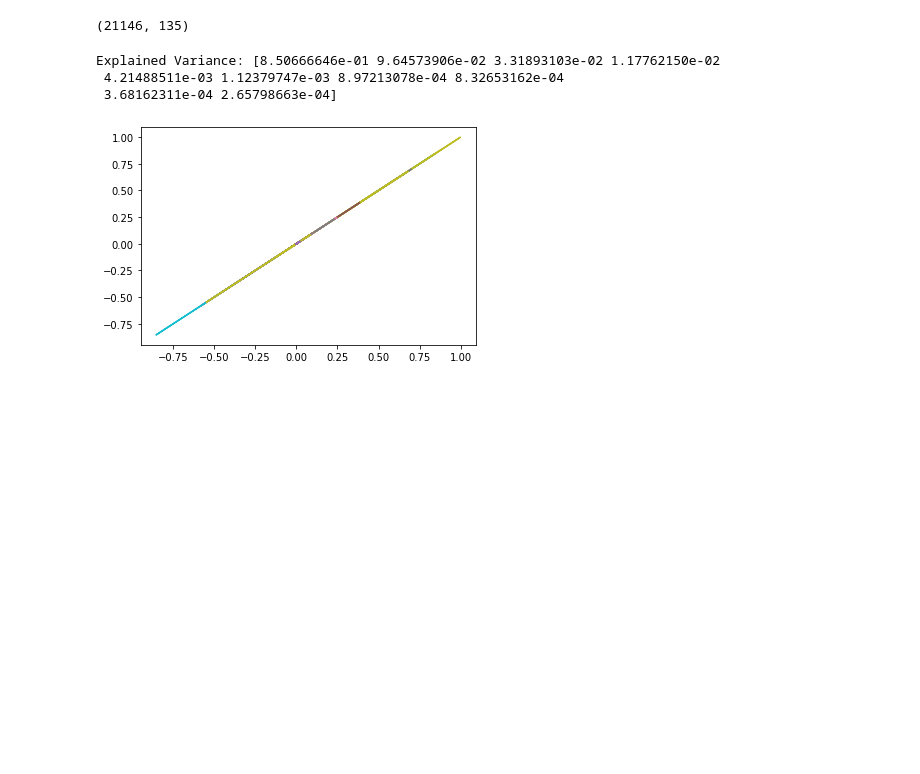
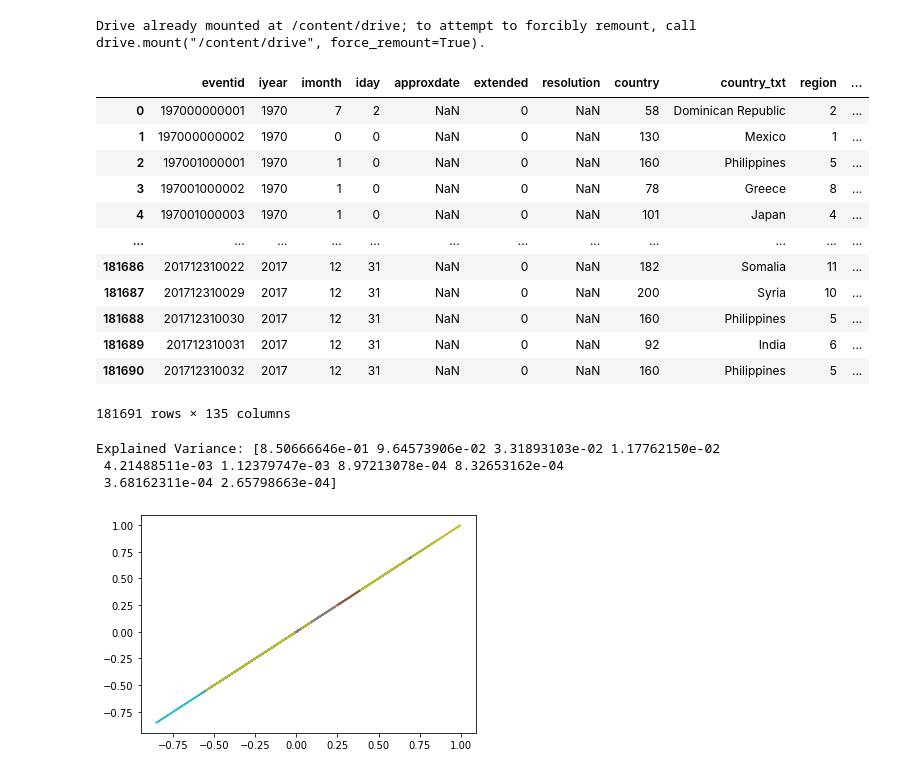
Before and after one commit to aghapygad336/MENA, a Jupyter notebook: MENA.ipynb, the cells around one changed output. Drawn from its saved outputs; the diff is of its cells as text; code cells hidden in the pictures; blank space fills up the shorter version.

```diff
--- a/MENA.ipynb
+++ b/MENA.ipynb
@@ -1,15 +1,32 @@
 # %% [markdown]
 <a href="https://colab.research.google.com/github/aghapygad336/MENA/blob/master/MENA.ipynb" target="_parent"><img src="https://colab.research.google.com/assets/colab-badge.svg" alt="Open In Colab"/></a>
+# %%
+from google.colab import drive
+drive.mount('/content/drive')
+# %% [output]
+Drive already mounted at /content/drive; to attempt to forcibly remount, call drive.mount("/content/drive", force_remount=True).
 # %%
 import pandas as pd
 import numpy as np
-data = pd.read_csv('/content/TDS2017.csv',encoding = "ISO-8859-1", engine = 'python')
+data = pd.read_csv('/content/drive/My Drive/MENA/golbal.csv',encoding = "ISO-8859-1", engine = 'python')
 type(data)
 dataLabels=np.array(data.columns)
 # %%
-data.shape
+data
 # %% [output]
+|  | eventid | iyear | imonth | iday | approxdate | extended | resolution | country | country_txt | region | ... |
+| 0 | 197000000001 | 1970 | 7 | 2 | NaN | 0 | NaN | 58 | Dominican Republic | 2 | ... |
+| 1 | 197000000002 | 1970 | 0 | 0 | NaN | 0 | NaN | 130 | Mexico | 1 | ... |
+| 2 | 197001000001 | 1970 | 1 | 0 | NaN | 0 | NaN | 160 | Philippines | 5 | ... |
+| 3 | 197001000002 | 1970 | 1 | 0 | NaN | 0 | NaN | 78 | Greece | 8 | ... |
+| 4 | 197001000003 | 1970 | 1 | 0 | NaN | 0 | NaN | 101 | Japan | 4 | ... |
+| ... | ... | ... | ... | ... | ... | ... | ... | ... | ... | ... | ... |
+| 181686 | 201712310022 | 2017 | 12 | 31 | NaN | 0 | NaN | 182 | Somalia | 11 | ... |
+| 181687 | 201712310029 | 2017 | 12 | 31 | NaN | 0 | NaN | 200 | Syria | 10 | ... |
+| 181688 | 201712310030 | 2017 | 12 | 31 | NaN | 0 | NaN | 160 | Philippines | 5 | ... |
+| 181689 | 201712310031 | 2017 | 12 | 31 | NaN | 0 | NaN | 92 | India | 6 | ... |
+| 181690 | 201712310032 | 2017 | 12 | 31 | NaN | 0 | NaN | 160 | Philippines | 5 | ... |
-(21146, 135)
+181691 rows × 135 columns
 # %%
 data_C=data.shape[1]
 data_R=data.shape[0]
```
